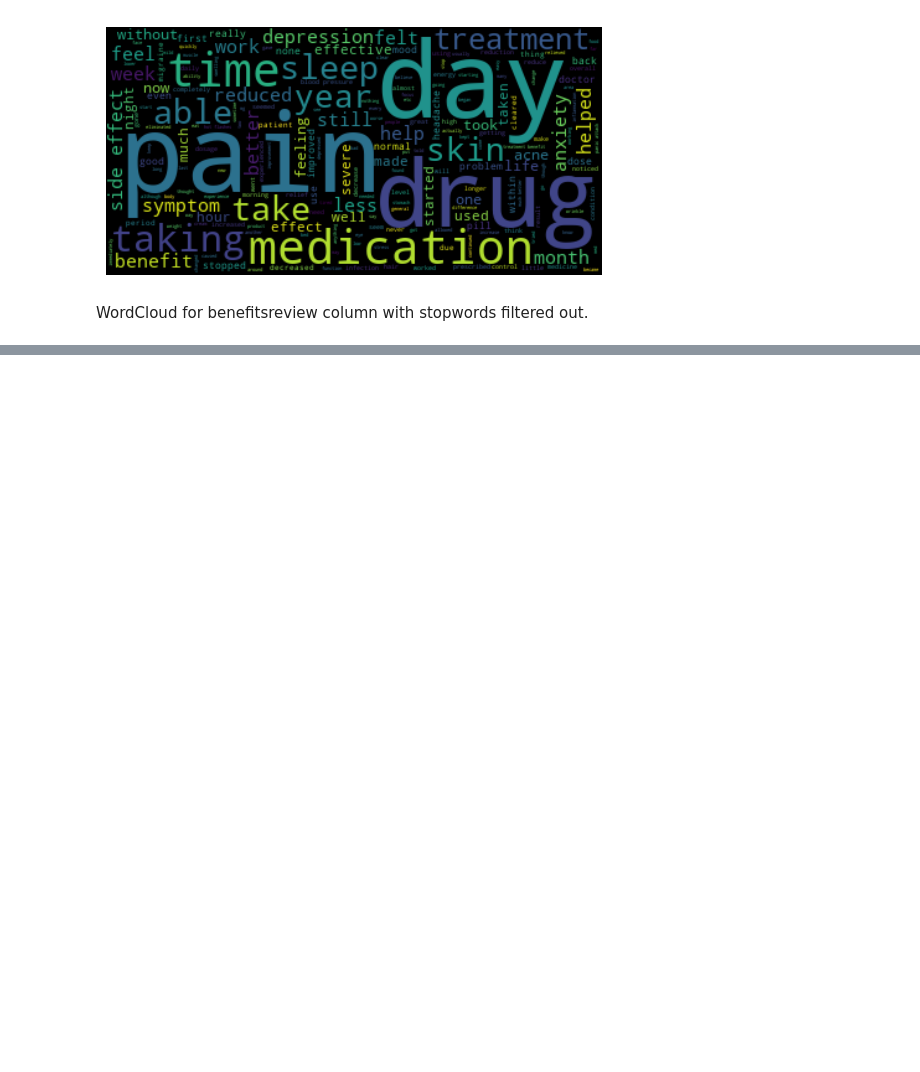
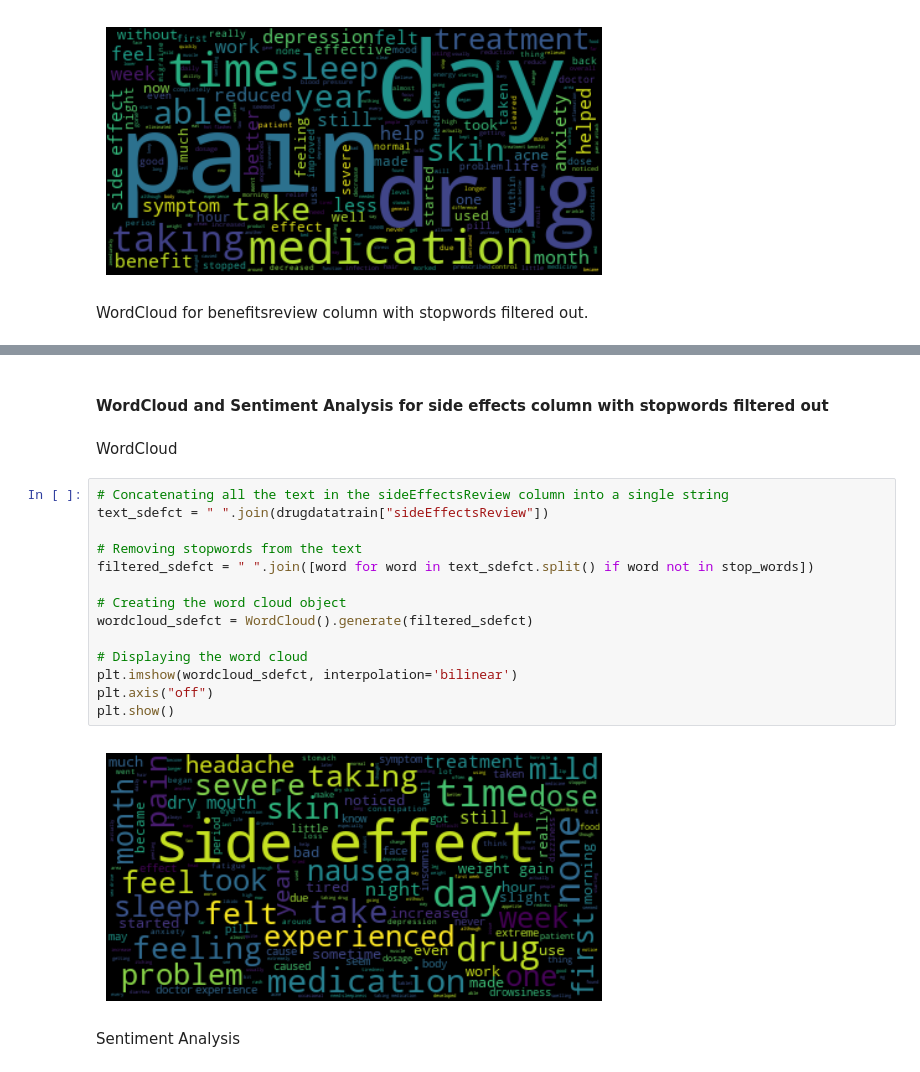
Before and after one commit to StephenAnokye94/Customer_Satisfaction_SentimentAnalysis, a Jupyter notebook: Sentiment_Analysis.ipynb, the cells around one changed output, grey strips where cells are left out. Drawn from its saved outputs; the diff is of its cells as text; blank space fills up the shorter version.

```diff
--- a/Sentiment_Analysis.ipynb
+++ b/Sentiment_Analysis.ipynb
@@ -311,0 +341,22 @@ print(scores_Sab)
+# %% [markdown]
+#### WordCloud and Sentiment Analysis for side effects column with stopwords filtered out
+# %% [markdown]
+WordCloud
+# %%
+# Concatenating all the text in the sideEffectsReview column into a single string
+text_sdefct = " ".join(drugdatatrain["sideEffectsReview"])
+
+# Removing stopwords from the text
+filtered_sdefct = " ".join([word for word in text_sdefct.split() if word not in stop_words])
+
+# Creating the word cloud object
+wordcloud_sdefct = WordCloud().generate(filtered_sdefct)
+
+# Displaying the word cloud
+plt.imshow(wordcloud_sdefct, interpolation='bilinear')
+plt.axis("off")
+plt.show()
+# %% [output]
+[figure, added]
+# %% [markdown]
+Sentiment Analysis
```
Also changed, not shown: parts of 17 cells of this notebook.
